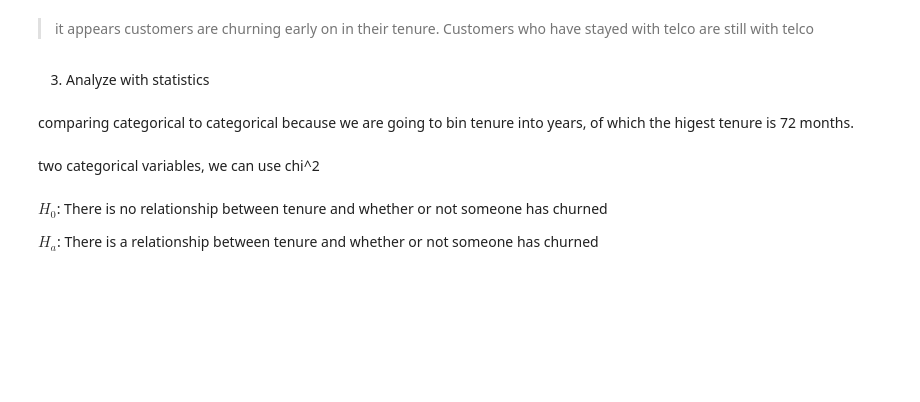
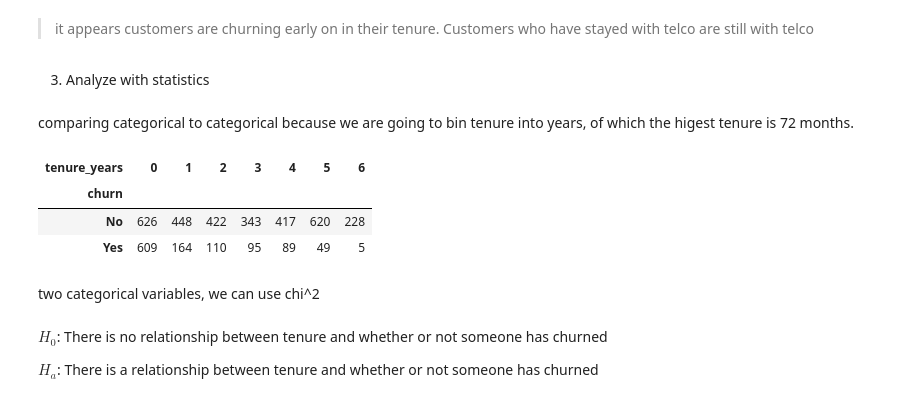
Before and after one commit to Luis-Martinez1/Classification_Project, a Jupyter notebook: non_final_notebook.ipynb, the cells around one changed output. Drawn from its saved outputs; the diff is of its cells as text; code cells hidden in the pictures; blank space fills up the shorter version.

```diff
--- a/non_final_notebook.ipynb
+++ b/non_final_notebook.ipynb
@@ -545,8 +604,13 @@ sns.boxplot(data=train, x='churn', y='tenure')
 # %% [markdown]
 comparing categorical to categorical because we are going to bin tenure into years, of which the higest tenure is 72 months.
 # %%
-observed_tenure = pd.crosstab(train.churn, train.tenure)
+observed_tenure = pd.crosstab(train.churn, train.tenure_years)
 observed_tenure
+# %% [output]
+| tenure_years | 0 | 1 | 2 | 3 | 4 | 5 | 6 |
+| churn |  |  |  |  |  |  |  |
+| No | 626 | 448 | 422 | 343 | 417 | 620 | 228 |
+| Yes | 609 | 164 | 110 | 95 | 89 | 49 | 5 |
 # %% [markdown]
 two categorical variables, we can use chi^2
 # %%
```
Also changed, not shown: parts of 41 cells of this notebook.
